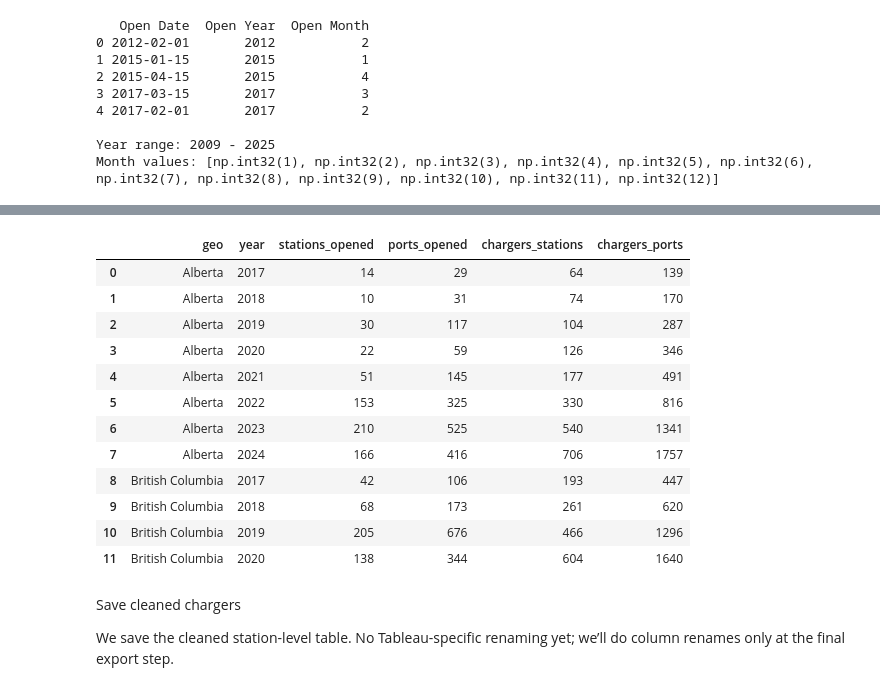
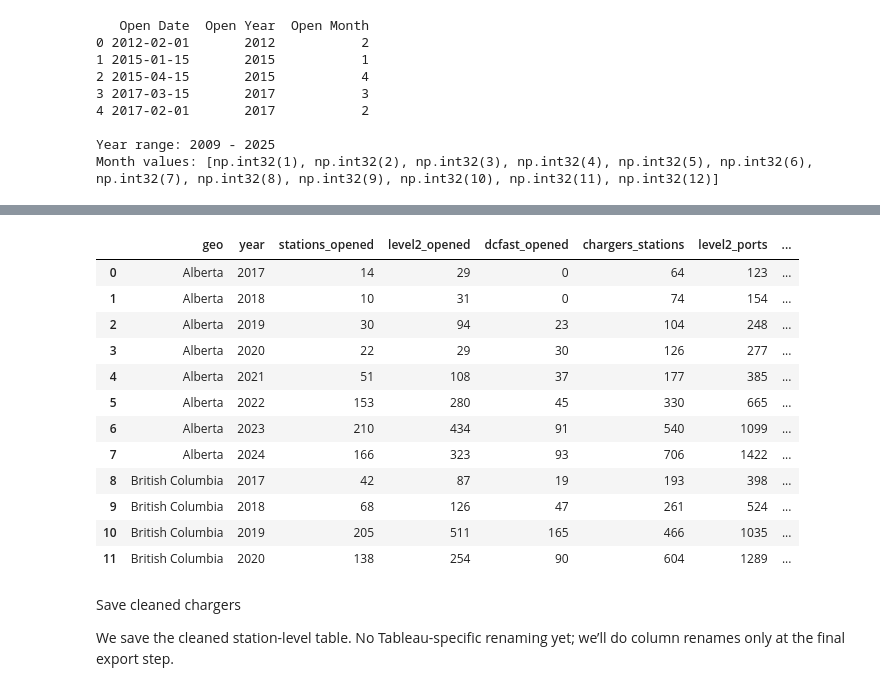
Before and after one commit to sarvenaz-vsl/Electrical-Vehicle-Adoption-Canada, a Jupyter notebook: Electrical_Vehicle_Adoption_Canada.ipynb, the cells around one changed output, grey strips where cells are left out. Saved outputs shown, nothing was run; the diff lists cells and outputs as text; code cells hidden in the pictures.

```diff
--- a/Electrical_Vehicle_Adoption_Canada.ipynb
+++ b/Electrical_Vehicle_Adoption_Canada.ipynb
@@ -377,7 +379,7 @@ if nat_post:
 Year range: 2009 - 2025
 Month values: [np.int32(1), np.int32(2), np.int32(3), np.int32(4), np.int32(5), np.int32(6), np.int32(7), np.int32(8), np.int32(9), np.int32(10), np.int32(11), np.int32(12)]
 # %%
-# === Chargers → ONE yearly file (2017–2024) with proper baseline (<=2016) ===
+# === Chargers yearly (2017–2024) — seed 2016 baseline and build L2/DC fast cumulative ===
 PROV_MAP = {
     "AB":"Alberta","BC":"British Columbia","MB":"Manitoba","NB":"New Brunswick",
     "NL":"Newfoundland and Labrador","NS":"Nova Scotia","NT":"Northwest Territories",
@@ -387,43 +389,53 @@ PROV_MAP = {
 YEARS = list(range(2017, 2025))  # 2017..2024
 
 cf = chargers_final.copy()
-cf["geo"] = cf["State"].map(PROV_MAP)
-cf["ports"] = cf["EV Level2 EVSE Num"].astype(int) + cf["EV DC Fast Count"].astype(int)
+cf["geo"]    = cf["State"].map(PROV_MAP)
+cf["level2"] = pd.to_numeric(cf["EV Level2 EVSE Num"], errors="coerce").fillna(0).astype(int)
+cf["dcfast"] = pd.to_numeric(cf["EV DC Fast Count"],  errors="coerce").fillna(0).astype(int)
 
-# Openings for ALL years (we'll use <=2016 as baseline, 2017..2024 as analysis window)
-all_open = (cf.groupby(["geo", "Open Year"], as_index=False)
+# Openings for ALL years (to build baseline)
+all_open = (cf.groupby(["geo","Open Year"], as_index=False)
               .agg(stations_opened=("ID","nunique"),
-                   ports_opened=("ports","sum"))
+                   level2_opened=("level2","sum"),
+                   dcfast_opened=("dcfast","sum"))
               .rename(columns={"Open Year":"year"})
               .sort_values(["geo","year"]))
 
-# Baseline up to 2016 (stock already in service before our window)
-base = (all_open[all_open["year"] <= 2016]
+# Baseline ≤2016 as a seed row @ 2016 (OPENINGS = baseline)
+base = (all_open.query("year <= 2016")
           .groupby("geo", as_index=False)
-          .agg(baseline_stations=("stations_opened","sum"),
-               baseline_ports=("ports_opened","sum")))
+          .agg(stations_opened=("stations_opened","sum"),
+               level2_opened   =("level2_opened","sum"),
+               dcfast_opened   =("dcfast_opened","sum"))
+          .assign(year=2016))
 
-# Openings only for 2017..2024
-open_1724 = all_open[all_open["year"].between(2017, 2024)].copy()
+# Stack seed + window (2017–2024) then cumulative per geo
+win = all_open.query("2017 <= year <= 2024")[["geo","year","stations_opened","level2_opened","dcfast_opened"]]
+stacked = (pd.concat([base[["geo","year","stations_opened","level2_opened","dcfast_opened"]], win], ignore_index=True)
+             .sort_values(["geo","year"]))
 
-# Cumulative stock within 2017..2024, starting from baseline
-open_1724 = open_1724.merge(base, on="geo", how="left").fillna({"baseline_stations":0, "baseline_ports":0})
-open_1724["chargers_stations"] = open_1724.groupby("geo")["stations_opened"].cumsum() + open_1724["baseline_stations"]
-open_1724["chargers_ports"]    = open_1724.groupby("geo")["ports_opened"].cumsum()    + open_1724["baseline_ports"]
+stacked["chargers_stations"] = stacked.groupby("geo")["stations_opened"].cumsum().astype(int)
+stacked["level2_ports"]      = stacked.groupby("geo")["level2_opened"].cumsum().astype(int)
+stacked["dcfast_ports"]      = stacked.groupby("geo")["dcfast_opened"].cumsum().astype(int)
+stacked["chargers_ports"]    = stacked["level2_ports"] + stacked["dcfast_ports"]
 
-# Ensure full geo × year grid (carry forward stock; openings=0 where missing)
-grid = (pd.MultiIndex.from_product([open_1724["geo"].dropna().unique(), YEARS],
-                                   names=["geo","year"]).to_frame(index=False))
-chargers_clean = grid.merge(open_1724[["geo","year","stations_opened","ports_opened","chargers_stations","chargers_ports"]],
-                 on=["geo","year"], how="left").sort_values(["geo","year"])
+# Keep 2017–2024
+chargers_clean = stacked.query("2017 <= year <= 2024").copy()
 
-# Fill gaps: forward-fill stock; zeros for openings
-chargers_clean[["chargers_stations","chargers_ports"]] = (
-    chargers_clean.groupby("geo")[["chargers_stations","chargers_ports"]].ffill().fillna(0).astype(int)
-)
-chargers_clean[["stations_opened","ports_opened"]] = chargers_clean[["stations_opened","ports_opened"]].fillna(0).astype(int)
+# Full geo×year grid, fill openings=0, carry cumulative
+grid = pd.MultiIndex.from_product([chargers_clean["geo"].dropna().unique(), YEARS], names=["geo","year"]).to_frame(index=False)
+chargers_clean = (grid.merge(chargers_clean, on=["geo","year"], how="left")
+                      .sort_values(["geo","year"]))
 
-chargers_clean.to_csv(OUT_DIR / "chargers_processed.csv", index=False)
-print("Saved to: {OUT_DIR / 'chargers_processed.csv'}")
+for c in ["stations_opened","level2_opened","dcfast_opened"]:
+    chargers_clean[c] = chargers_clean[c].fillna(0).astype(int)
+for c in ["chargers_stations","level2_ports","dcfast_ports","chargers_ports"]:
+    chargers_clean[c] = chargers_clean.groupby("geo")[c].ffill().fillna(0).astype(int)
+
+# fast_share (safe)
+num = pd.to_numeric(chargers_clean["dcfast_ports"],  errors="coerce")
+den = pd.to_numeric(chargers_clean["chargers_ports"], errors="coerce")
+chargers_clean["fast_share"] = num.div(den).where(den > 0)
+
 display(chargers_clean.head(12))
 # %% [output]
@@ -431,16 +442,16 @@ Saved to: {OUT_DIR / 'chargers_processed.csv'}
-|  | geo | year | stations_opened | ports_opened | chargers_stations | chargers_ports |
-| 0 | Alberta | 2017 | 14 | 29 | 64 | 139 |
-| 1 | Alberta | 2018 | 10 | 31 | 74 | 170 |
-| 2 | Alberta | 2019 | 30 | 117 | 104 | 287 |
-| 3 | Alberta | 2020 | 22 | 59 | 126 | 346 |
-| 4 | Alberta | 2021 | 51 | 145 | 177 | 491 |
-| 5 | Alberta | 2022 | 153 | 325 | 330 | 816 |
-| 6 | Alberta | 2023 | 210 | 525 | 540 | 1341 |
-| 7 | Alberta | 2024 | 166 | 416 | 706 | 1757 |
-| 8 | British Columbia | 2017 | 42 | 106 | 193 | 447 |
-| 9 | British Columbia | 2018 | 68 | 173 | 261 | 620 |
-| 10 | British Columbia | 2019 | 205 | 676 | 466 | 1296 |
-| 11 | British Columbia | 2020 | 138 | 344 | 604 | 1640 |
+|  | geo | year | stations_opened | level2_opened | dcfast_opened | chargers_stations | level2_ports | ... |
+| 0 | Alberta | 2017 | 14 | 29 | 0 | 64 | 123 | ... |
+| 1 | Alberta | 2018 | 10 | 31 | 0 | 74 | 154 | ... |
+| 2 | Alberta | 2019 | 30 | 94 | 23 | 104 | 248 | ... |
+| 3 | Alberta | 2020 | 22 | 29 | 30 | 126 | 277 | ... |
+| 4 | Alberta | 2021 | 51 | 108 | 37 | 177 | 385 | ... |
+| 5 | Alberta | 2022 | 153 | 280 | 45 | 330 | 665 | ... |
+| 6 | Alberta | 2023 | 210 | 434 | 91 | 540 | 1099 | ... |
+| 7 | Alberta | 2024 | 166 | 323 | 93 | 706 | 1422 | ... |
+| 8 | British Columbia | 2017 | 42 | 87 | 19 | 193 | 398 | ... |
+| 9 | British Columbia | 2018 | 68 | 126 | 47 | 261 | 524 | ... |
+| 10 | British Columbia | 2019 | 205 | 511 | 165 | 466 | 1035 | ... |
+| 11 | British Columbia | 2020 | 138 | 254 | 90 | 604 | 1289 | ... |
 # %% [markdown]
 Save cleaned chargers
 
```
Also changed, not shown: parts of 31 cells of this notebook.
